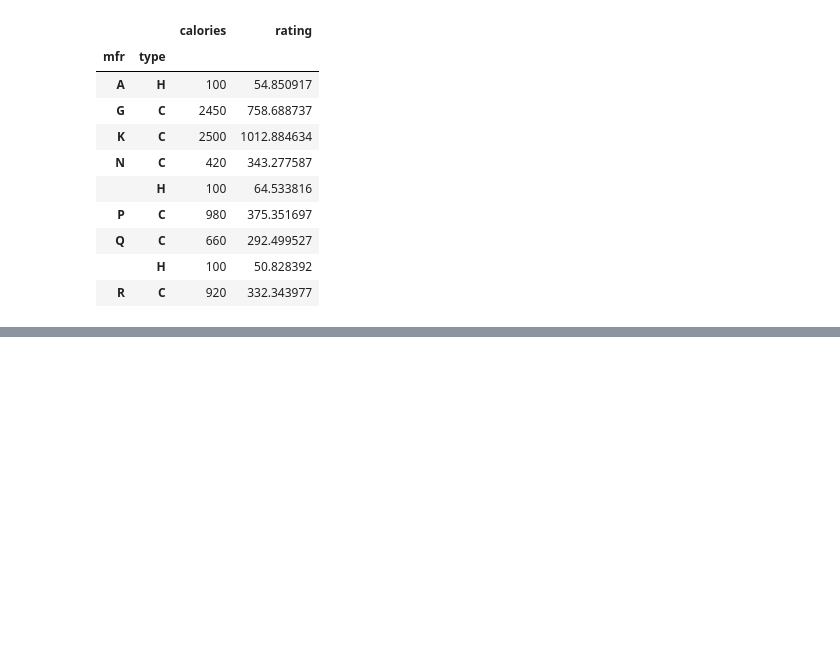
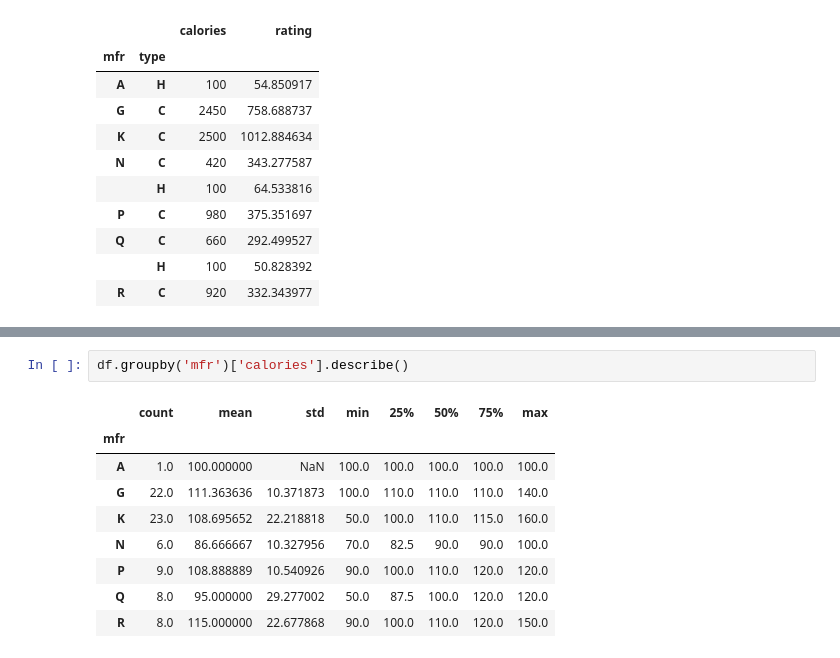
Before and after one commit to ErickVisone/DataScience, a Jupyter notebook: datascience/PandasBasics.ipynb, the cells around one changed output, grey strips where cells are left out. Drawn from its saved outputs; the diff is of its cells as text; blank space fills up the shorter version.

Commit message:
Add new group functions

```diff
--- a/datascience/PandasBasics.ipynb
+++ b/datascience/PandasBasics.ipynb
@@ -322,0 +359,12 @@ df.groupby(['mfr','type']).sum('calories')[['calories','rating']]
+# %%
+df.groupby('mfr')['calories'].describe()
+# %% [output]
+|  | count | mean | std | min | 25% | 50% | 75% | max |
+| mfr |  |  |  |  |  |  |  |  |
+| A | 1.0 | 100.000000 | NaN | 100.0 | 100.0 | 100.0 | 100.0 | 100.0 |
+| G | 22.0 | 111.363636 | 10.371873 | 100.0 | 110.0 | 110.0 | 110.0 | 140.0 |
+| K | 23.0 | 108.695652 | 22.218818 | 50.0 | 100.0 | 110.0 | 115.0 | 160.0 |
+| N | 6.0 | 86.666667 | 10.327956 | 70.0 | 82.5 | 90.0 | 90.0 | 100.0 |
+| P | 9.0 | 108.888889 | 10.540926 | 90.0 | 100.0 | 110.0 | 120.0 | 120.0 |
+| Q | 8.0 | 95.000000 | 29.277002 | 50.0 | 87.5 | 100.0 | 120.0 | 120.0 |
+| R | 8.0 | 115.000000 | 22.677868 | 90.0 | 100.0 | 110.0 | 120.0 | 150.0 |
```
Also changed, not shown: parts of 3 cells of this notebook.
